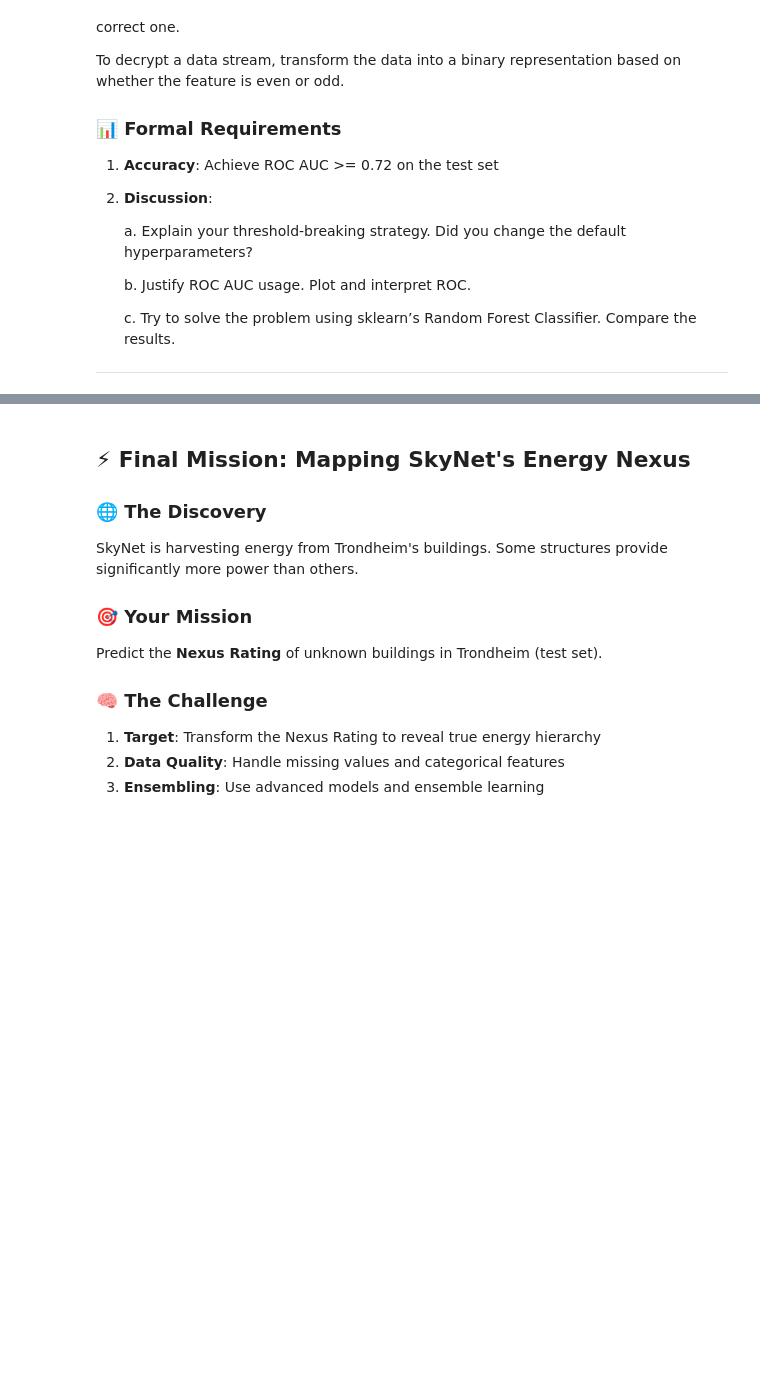
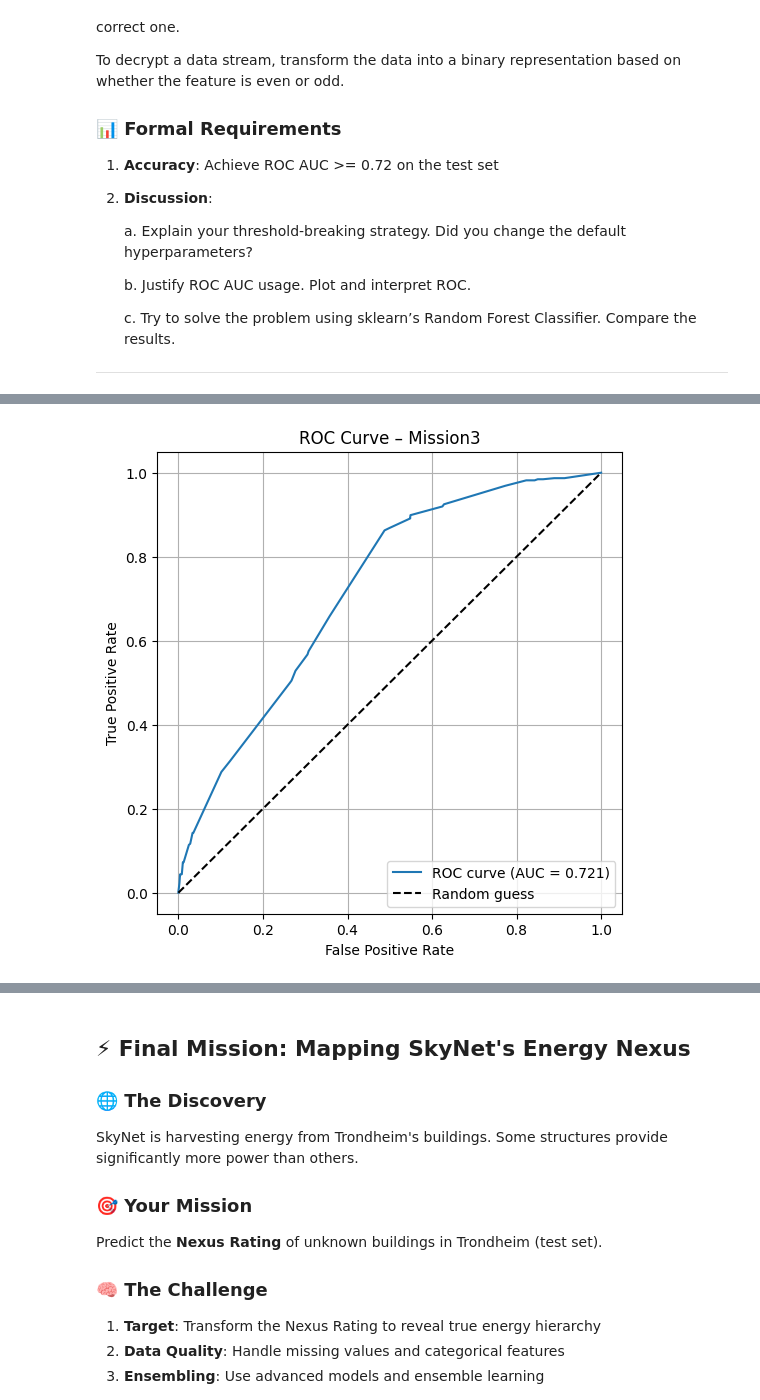
Before and after one commit to joonseren/TDT4172-Introduction-to-Machine-Learning, a Jupyter notebook: Assignment1/Chapter_1.ipynb, the cells around one changed output, grey strips where cells are left out. Drawn from its saved outputs; the diff is of its cells as text; code cells hidden in the pictures; blank space fills up the shorter version.

```diff
--- a/Assignment1/Chapter_1.ipynb
+++ b/Assignment1/Chapter_1.ipynb
@@ -366,0 +406,31 @@ test = pd.read_csv('mission3_test.csv')
+# %%
+# decryption
+
+params = {
+    "criterion": "entropy",
+    "max_depth": 6,
+    "min_samples_leaf": 2,
+    "min_samples_split": 2,
+    "random_state": 50,
+}
+
+dtree1 = DecisionTreeMission3(decision_tree_params=params)
+
+X_train_dec = dtree1.decryption(X_train, feature_idx=3)
+X_test_dec  = dtree1.decryption(X_test, feature_idx=3)
+
+dtree1.fit(X_train_dec, y_train)
+
+tpr, fpr, auc = dtree1.roc_metrics(X_test_dec, y_test)
+
+plt.figure(figsize=(6,6))
+plt.plot(fpr, tpr, label=f'ROC curve (AUC = {auc:.3f})')
+plt.plot([0, 1], [0, 1], 'k--', label='Random guess')
+plt.xlabel('False Positive Rate')
+plt.ylabel('True Positive Rate')
+plt.title('ROC Curve – Mission3')
+plt.legend(loc='lower right')
+plt.grid(True)
+plt.show()
+# %% [output]
+[figure, added]
```
Also changed, not shown: parts of 19 cells of this notebook, 32 other files.
